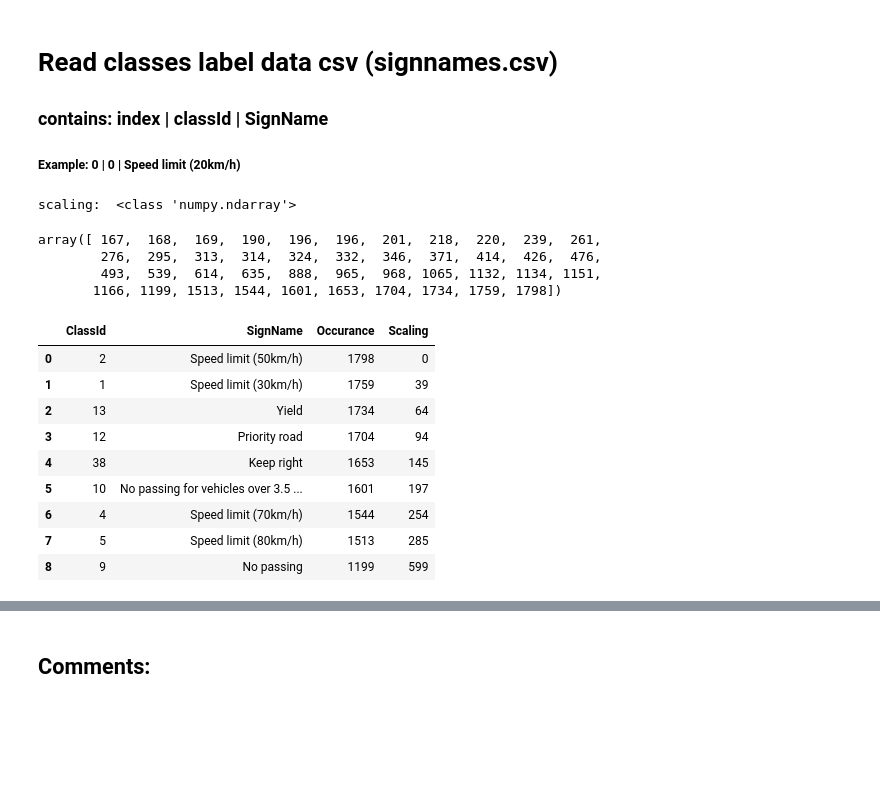
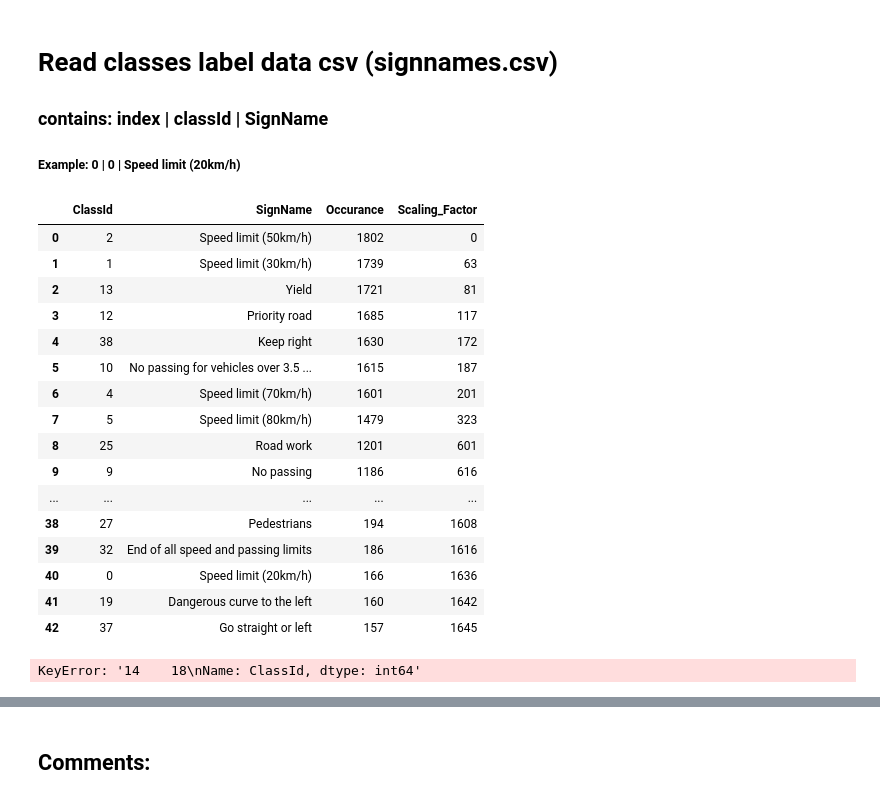
Before and after one commit to Self-Driving-Cars-LosAngeles/TrafficSignClassification, a Jupyter notebook: Traffic_Sign_Classifier_SDCLA.ipynb, the cells around one changed output, grey strips where cells are left out. Drawn from its saved outputs; the diff is of its cells as text; code cells hidden in the pictures; blank space fills up the shorter version.

```diff
--- a/Traffic_Sign_Classifier_SDCLA.ipynb
+++ b/Traffic_Sign_Classifier_SDCLA.ipynb
@@ -135,46 +135,49 @@ data_i_sorted_array = np.array(data_i_sorted)
 # Use occurance as [1] and index set to the indexes as .T[0]
 data_pd['Occurance'] = pd.Series(np.asarray(data_i_sorted).T[1], index = np.asarray(data_i_sorted).T[0])
 
+# Include scaling factor
+max_abundance = np.max(np.asarray(data_i_sorted).T[1])
+scaling = np.array([max_abundance - x for x in np.asarray(data_i_sorted).T[1]])
+data_pd['Scaling_Factor'] = pd.Series(scaling.T, index = np.asarray(data_i_sorted).T[0])
 
 
-data_i_sorted_arr = np.asarray(data_i_sorted).T[1]
-max_abundance = np.max(data_i_sorted_arr)
+data_pd_sorted = data_pd.sort_values(['Occurance'], ascending = [0]).reset_index()
 
-scaling = np.array([1798 - x for x in data_i_sorted_arr])
-
-
-
-# Include scaling factor
-data_pd['Scaling'] = pd.Series(scaling.T, index = np.asarray(data_i_sorted).T[0])
-print('scaling: ', type(scaling))
-
-# data_pd['Scale'] = pd.Series([1796 - x for x in np.asarray(data_i_sorted).T[1] index = np.asarray(data_i_sorted).T[0]])
-# data_pd['scaling_factor'] = pd.Series(np.asarray())
-
-data_pd_sorted = data_pd.sort_values(['Occurance'], ascending = [0]).reset_index()
 # Now drop the 2nd axis titled ('index' because its annoying (stay DRY))
 data_pd_sorted = data_pd_sorted.drop('index', 1)
 
 assert(len(data_pd) == len(np.unique(y_train)))
-# %% [output]
-scaling:  <class 'numpy.ndarray'>
-# %%
-np.asarray(data_i_sorted).T[1]
-# %% [output]
-array([ 167,  168,  169,  190,  196,  196,  201,  218,  220,  239,  261,
-        276,  295,  313,  314,  324,  332,  346,  371,  414,  426,  476,
-        493,  539,  614,  635,  888,  965,  968, 1065, 1132, 1134, 1151,
-       1166, 1199, 1513, 1544, 1601, 1653, 1704, 1734, 1759, 1798])
 # %%
-data_pd_sorted.head(9)
+data_pd_sorted.head(44)
 # %% [output]
-|  | ClassId | SignName | Occurance | Scaling |
-| 0 | 2 | Speed limit (50km/h) | 1798 | 0 |
-| 1 | 1 | Speed limit (30km/h) | 1759 | 39 |
-| 2 | 13 | Yield | 1734 | 64 |
-| 3 | 12 | Priority road | 1704 | 94 |
-| 4 | 38 | Keep right | 1653 | 145 |
-| 5 | 10 | No passing for vehicles over 3.5 ... | 1601 | 197 |
-| 6 | 4 | Speed limit (70km/h) | 1544 | 254 |
-| 7 | 5 | Speed limit (80km/h) | 1513 | 285 |
-| 8 | 9 | No passing | 1199 | 599 |
+|  | ClassId | SignName | Occurance | Scaling_Factor |
+| 0 | 2 | Speed limit (50km/h) | 1802 | 0 |
+| 1 | 1 | Speed limit (30km/h) | 1739 | 63 |
+| 2 | 13 | Yield | 1721 | 81 |
+| 3 | 12 | Priority road | 1685 | 117 |
+| 4 | 38 | Keep right | 1630 | 172 |
+| 5 | 10 | No passing for vehicles over 3.5 ... | 1615 | 187 |
+| 6 | 4 | Speed limit (70km/h) | 1601 | 201 |
+| 7 | 5 | Speed limit (80km/h) | 1479 | 323 |
+| 8 | 25 | Road work | 1201 | 601 |
+| 9 | 9 | No passing | 1186 | 616 |
+| ... | ... | ... | ... | ... |
+| 38 | 27 | Pedestrians | 194 | 1608 |
+| 39 | 32 | End of all speed and passing limits | 186 | 1616 |
+| 40 | 0 | Speed limit (20km/h) | 166 | 1636 |
+| 41 | 19 | Dangerous curve to the left | 160 | 1642 |
+| 42 | 37 | Go straight or left | 157 | 1645 |
+# %%
+i = 3000
+cache = {}
+unique_indexes = []
+for i in range(len(y_train)):
+    row = data_pd_sorted.loc[data_pd_sorted['ClassId'] == y_train[i]]
+    if not cache[str(row['ClassId'])]:
+        cache[str(row['ClassId'])] = y_train[i]
+    else:
+        label = cache[row['ClassId']]
+        unique_indexes.append(i)
+print('unique indexeS: ', unique_indexes)
+# %% [output]
+KeyError: '14    18\nName: ClassId, dtype: int64'
```
Also changed, not shown: parts of 19 cells of this notebook.
